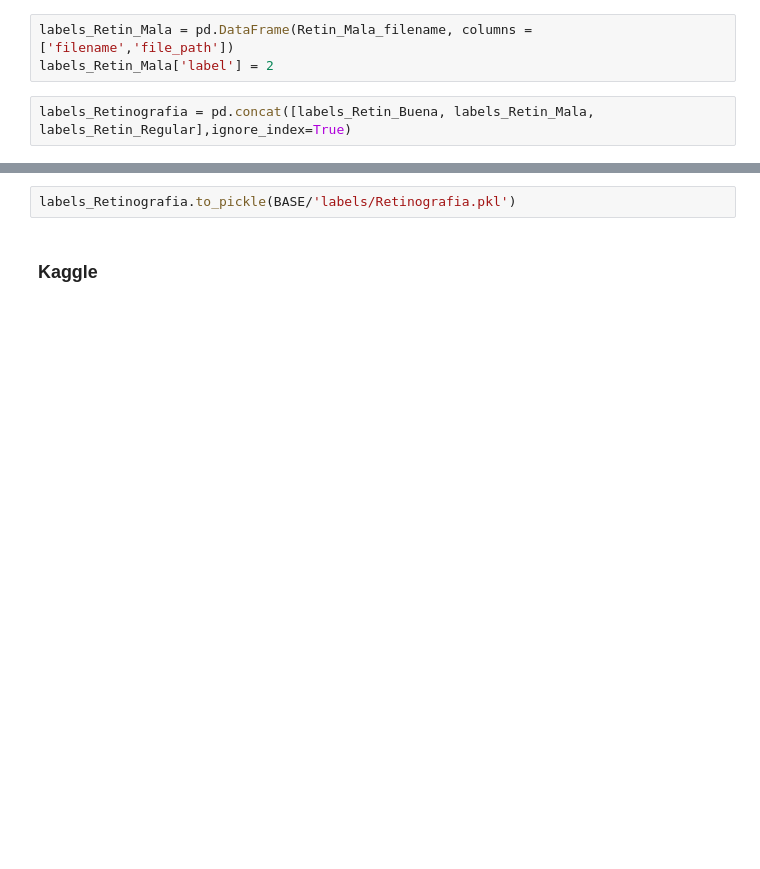
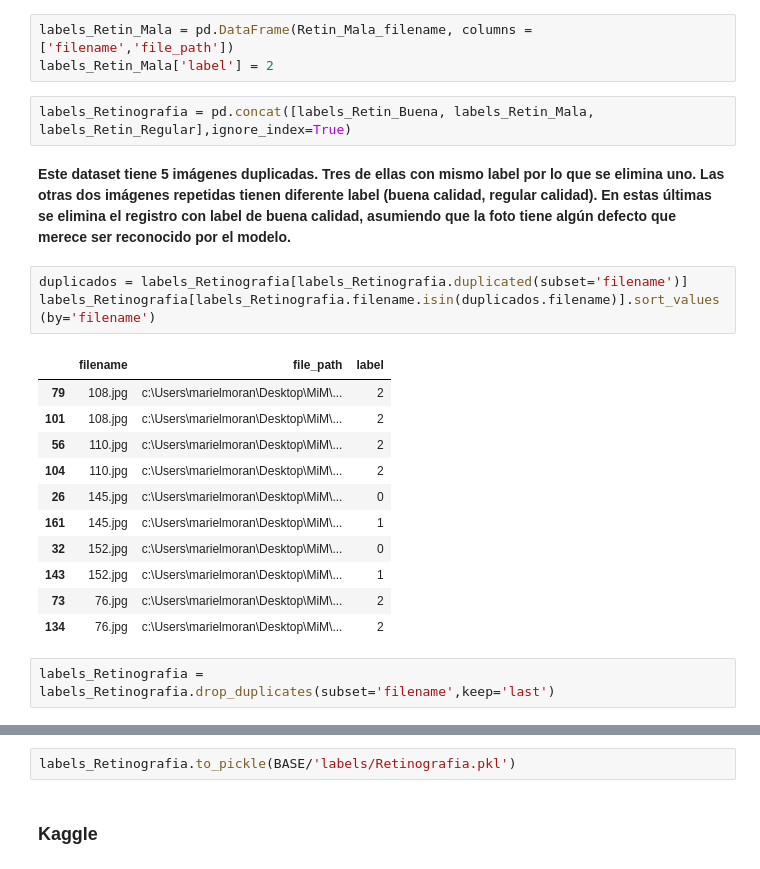
Before and after one commit to gabimoran/MiM, a Jupyter notebook: notebooks/01 Carga de Datos.ipynb, the cells around one changed output, grey strips where cells are left out. Cells and saved outputs as stored; diff of their text form; blank space fills up the shorter version.

Commit message:
Quite duplicados del dataset HRF y agregue la creacion de una carpeta para exportar archivos.

```diff
--- a/notebooks/01 Carga de Datos.ipynb
+++ b/notebooks/01 Carga de Datos.ipynb
@@ -113,3 +115,22 @@ labels_Retin_Mala = pd.DataFrame(Retin_Mala_filename, columns = ['filename','fil
 labels_Retin_Mala['label'] = 2
 # %%
 labels_Retinografia = pd.concat([labels_Retin_Buena, labels_Retin_Mala, labels_Retin_Regular],ignore_index=True)
+# %% [markdown]
+**Este dataset tiene 5 imágenes duplicadas. Tres de ellas con mismo label por lo que se elimina uno. Las otras dos imágenes repetidas tienen diferente label (buena calidad, regular calidad). En estas últimas se elimina el registro con label de buena calidad, asumiendo que la foto tiene algún defecto que merece ser reconocido por el modelo.**
+# %%
+duplicados = labels_Retinografia[labels_Retinografia.duplicated(subset='filename')]
+labels_Retinografia[labels_Retinografia.filename.isin(duplicados.filename)].sort_values(by='filename')
+# %% [output]
+|  | filename | file_path | label |
+| 79 | 108.jpg | c:\Users\marielmoran\Desktop\MiM\... | 2 |
+| 101 | 108.jpg | c:\Users\marielmoran\Desktop\MiM\... | 2 |
+| 56 | 110.jpg | c:\Users\marielmoran\Desktop\MiM\... | 2 |
+| 104 | 110.jpg | c:\Users\marielmoran\Desktop\MiM\... | 2 |
+| 26 | 145.jpg | c:\Users\marielmoran\Desktop\MiM\... | 0 |
+| 161 | 145.jpg | c:\Users\marielmoran\Desktop\MiM\... | 1 |
+| 32 | 152.jpg | c:\Users\marielmoran\Desktop\MiM\... | 0 |
+| 143 | 152.jpg | c:\Users\marielmoran\Desktop\MiM\... | 1 |
+| 73 | 76.jpg | c:\Users\marielmoran\Desktop\MiM\... | 2 |
+| 134 | 76.jpg | c:\Users\marielmoran\Desktop\MiM\... | 2 |
+# %%
+labels_Retinografia = labels_Retinografia.drop_duplicates(subset='filename',keep='last')
```
Also changed, not shown: parts of 5 cells of this notebook.
